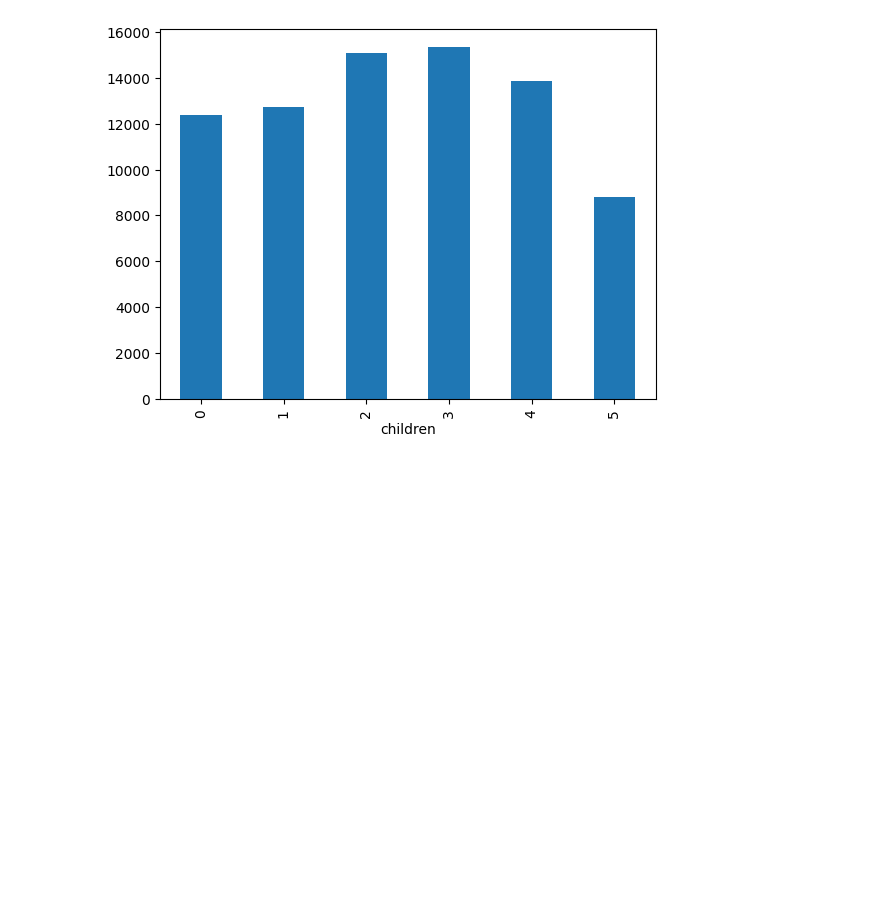
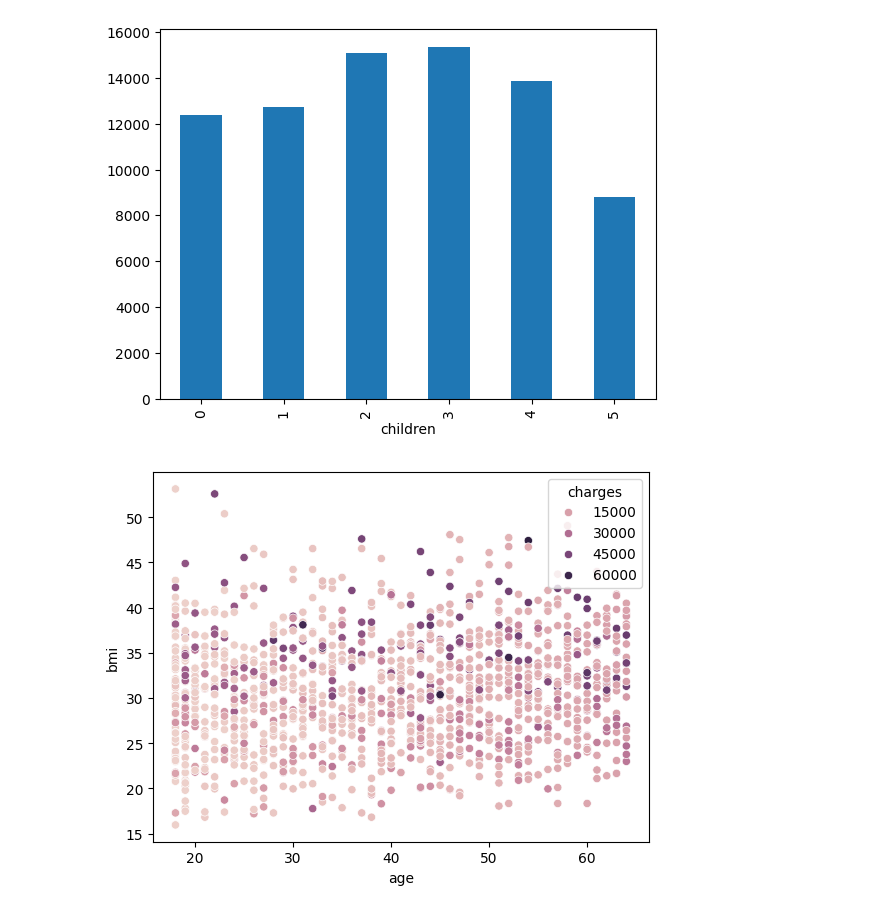
Before and after one commit to istaion/Assur_aimant, a Jupyter notebook: victor/anlyse.ipynb, the cells around one changed output. Cells and saved outputs as stored; diff of their text form; code cells hidden in the pictures; blank space fills up the shorter version.

```diff
--- a/victor/anlyse.ipynb
+++ b/victor/anlyse.ipynb
@@ -90,6 +90,7 @@ la valeur à l'index 581 est en double
 Il y  un doublon, on l'enlève !
 # %%
 df.drop_duplicates(inplace=True)
+df.reset_index(inplace=True)
 # %% [markdown]
 #### Etude des valeurs aberrantes
 # %%
@@ -228,3 +231,14 @@ df_child.plot(kind= "bar")
 # %% [output]
 <Axes: xlabel='children'>
 [figure]
+# %%
+import seaborn as sns
+
+_ = sns.scatterplot(
+    x="age",
+    y="bmi",
+    data=df,
+    hue=df["charges"],
+)
+# %% [output]
+[figure, added]
```
Also changed, not shown: parts of 1 cell of this notebook, 1 other file.
